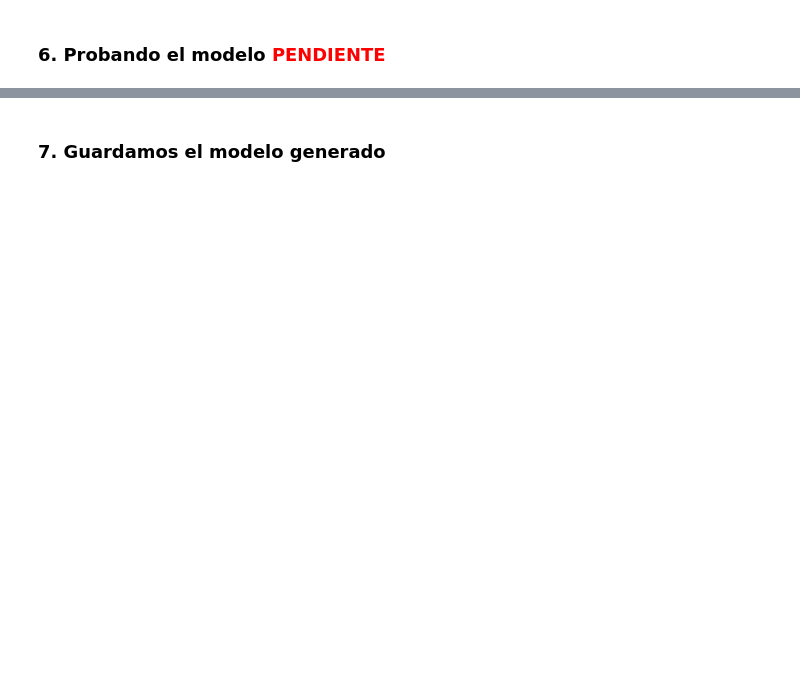
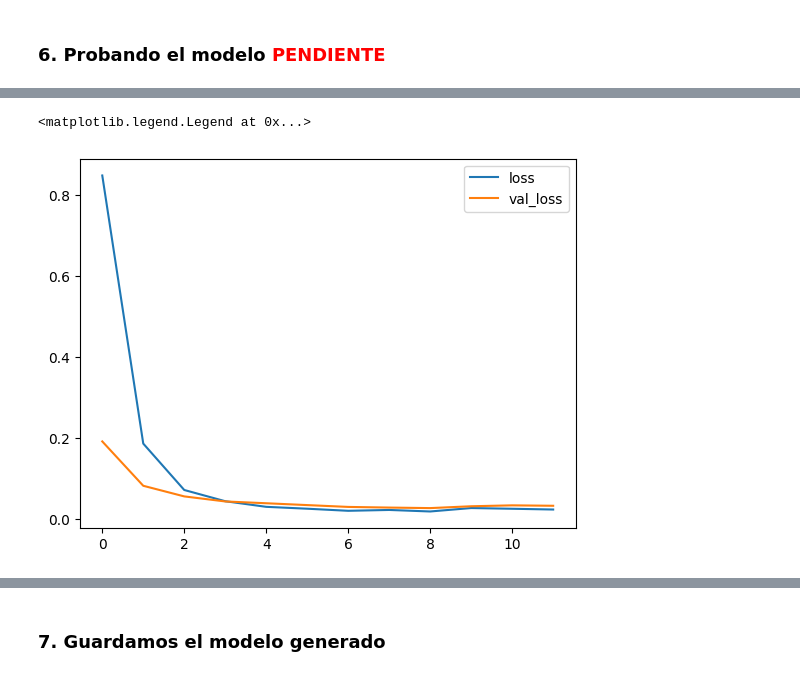
Before and after one commit to AlejandroDavidArzolaSaavedra/CNN-CT-BRAIN, a Jupyter notebook: cnn_ct_brain.ipynb, the cells around one changed output, grey strips where cells are left out. Drawn from its saved outputs; the diff is of its cells as text; code cells hidden in the pictures; blank space fills up the shorter version.

```diff
--- a/cnn_ct_brain.ipynb
+++ b/cnn_ct_brain.ipynb
@@ -409,0 +527,7 @@ _________________________________________________________________
+# %%
+plt.plot(epochs,train_hist['loss'],label="loss")
+plt.plot(epochs,train_hist['val_loss'],label="val_loss")
+plt.legend(loc="upper right")
+# %% [output]
+<matplotlib.legend.Legend at 0x...>
+[figure, added]
```
Also changed, not shown: parts of 16 cells of this notebook.
